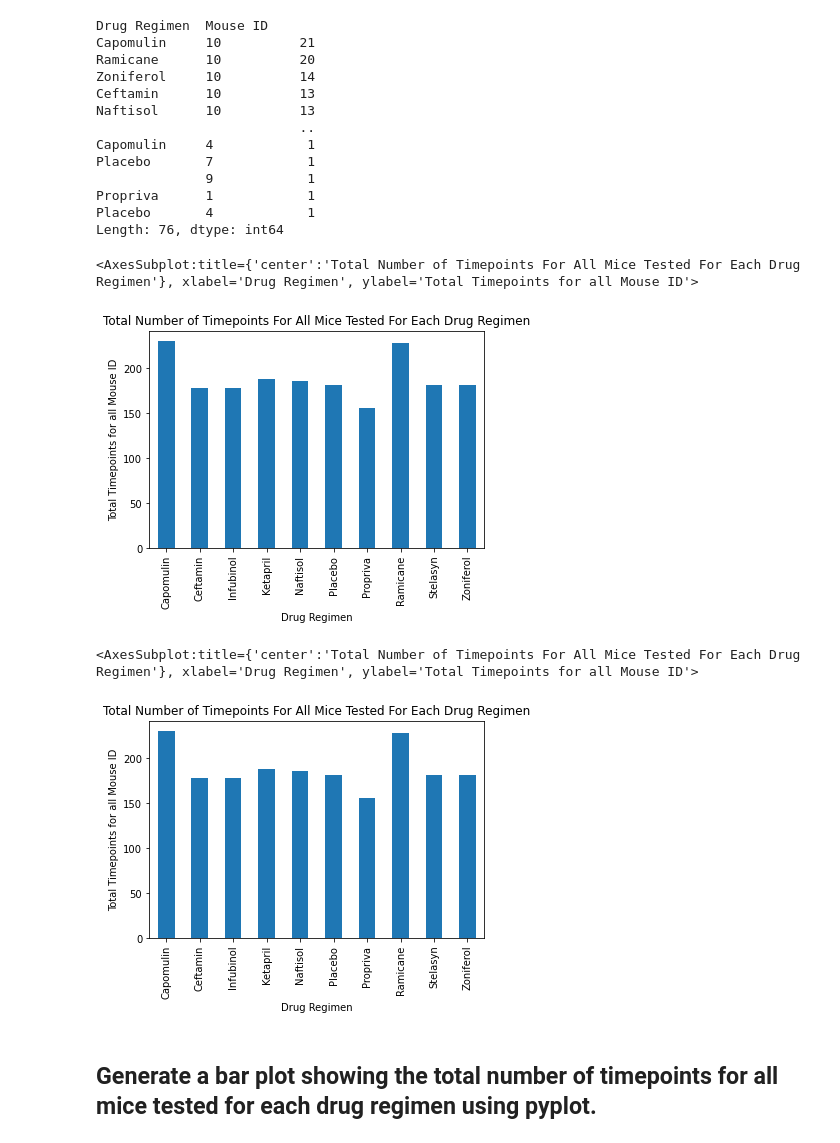
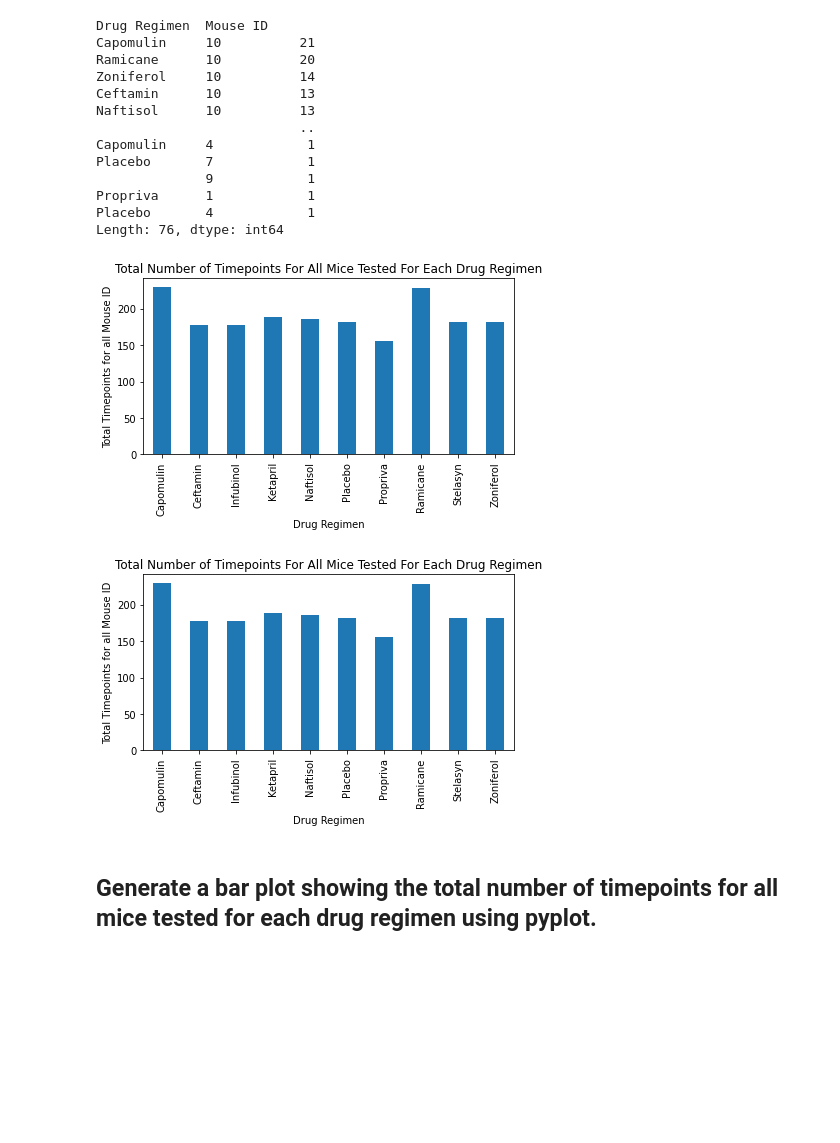
Before and after one commit to bsdutton/Matplotlib-challenge, a Jupyter notebook: Pymaceuticals/pymaceuticals-working.ipynb, the cells around one changed output. Drawn from its saved outputs; the diff is of its cells as text; code cells hidden in the pictures; blank space fills up the shorter version.

```diff
--- a/Pymaceuticals/pymaceuticals-working.ipynb
+++ b/Pymaceuticals/pymaceuticals-working.ipynb
@@ -914,13 +914,13 @@ Length: 76, dtype: int64
 # %%
 mouse_unique.groupby(["Drug Regimen"])["Mouse ID" and "Timepoint"].count().plot(kind='bar',
                                                                               ylabel='Total Timepoints for all Mouse ID',
                                                                              title='Total Number of Timepoints For All Mice Tested For Each Drug Regimen')
-
+plt.tight_layout()
+#plt.savefig("plots/DataFrame Bar Chart - Total Timepoints For All Mice Tested For Each Drug Regimen.pdf")
 # MATCHES CALCULATIONS PER Drug Regimen!!
 # USES .plot(kind='bar',...)
 # %% [output]
-<AxesSubplot:title={'center':'Total Number of Timepoints For All Mice Tested For Each Drug Regimen'}, xlabel='Drug Regimen', ylabel='Total Timepoints for all Mouse ID'>
-[figure, old version]
+[figure, new version]
 # %%
 # NOT CORRECT!  # PLUS "Mouse ID", "Timepoint" returns deprecation message
 # mouse_unique.groupby(["Drug Regimen"])["Mouse ID", "Timepoint"].count().plot(kind='bar', ylabel="Timepoint")
@@ -938,9 +938,11 @@ mouse_unique.groupby(["Drug Regimen"])["Mouse ID" and
                                        "Timepoint"].count().plot.bar("Drug Regimen",
                                                                    ylabel="Total Timepoints for all Mouse ID",
                                                                   title='Total Number of Timepoints For All Mice Tested For Each Drug Regimen')
+plt.tight_layout()
+#plt.savefig("plots/DataFrame Bar Chart2 - Total Timepoints For All Mice Tested For Each Drug Regimen",transparent=True)
+#plt.savefig("plots/DataFrame Bar Chart2 - Total Timepoints For All Mice Tested For Each Drug Regimen.pdf")
 # %% [output]
-<AxesSubplot:title={'center':'Total Number of Timepoints For All Mice Tested For Each Drug Regimen'}, xlabel='Drug Regimen', ylabel='Total Timepoints for all Mouse ID'>
-[figure, old version]
+[figure, new version]
 # %%
 # NOT CORRECT! # Shows y scale based on Timepoint 0 - 45
 # mouse_unique[["Timepoint", "Drug Regimen", "Mouse ID"]].plot.bar("Drug Regimen", "Timepoint")
```
Also changed, not shown: parts of 61 cells of this notebook, 13 other files.
